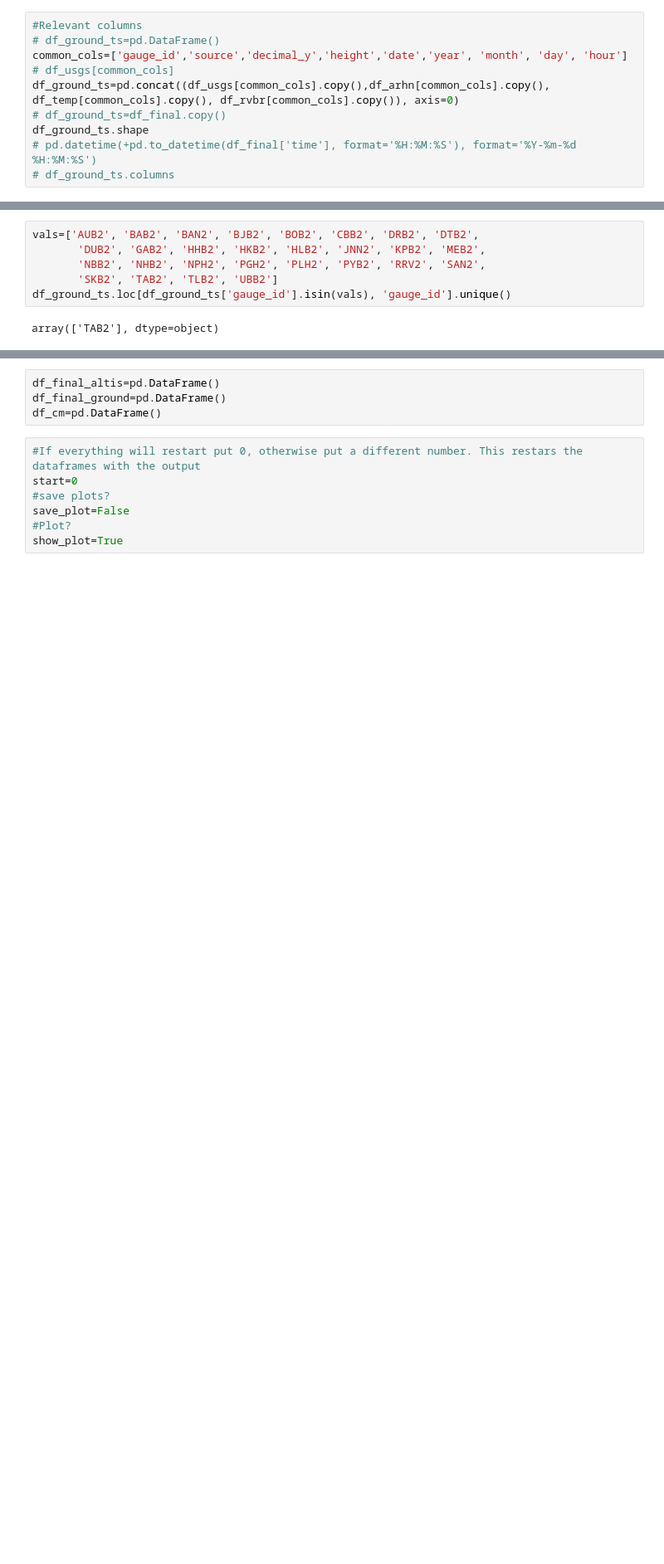
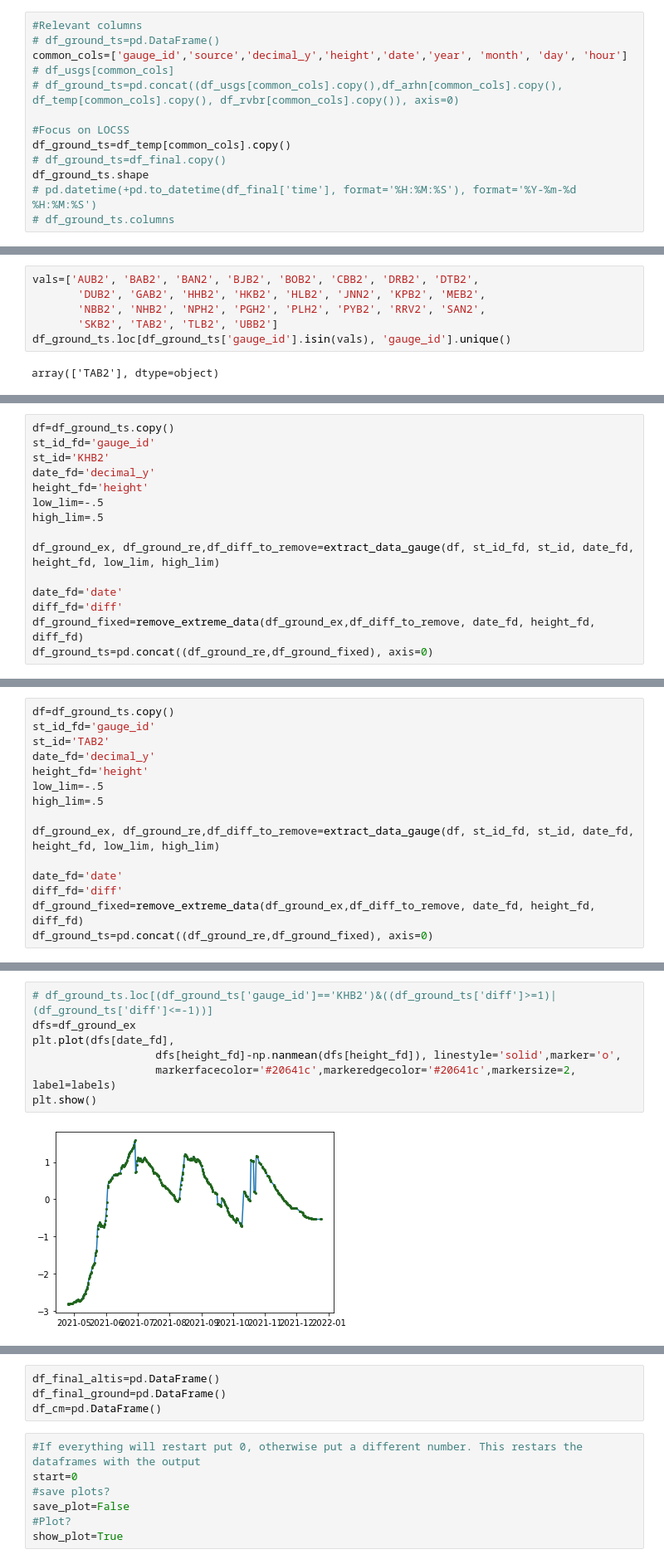
Before and after one commit to anmagomez/radar_altimetry_eval, a Jupyter notebook: src/data_altimeter_groundobs.ipynb, the cells around one changed output, grey strips where cells are left out. Shown at 83% size. Cells and saved outputs as stored; diff of their text form; blank space fills up the shorter version.

Commit message:
Correct Bangladesh lake data dig differences in WSE

```diff
--- a/src/data_altimeter_groundobs.ipynb
+++ b/src/data_altimeter_groundobs.ipynb
@@ -115,7 +115,10 @@ df_rvbr=get_date_time_cols(df_rvbr,'date')
 # df_ground_ts=pd.DataFrame()
 common_cols=['gauge_id','source','decimal_y','height','date','year', 'month', 'day', 'hour']
 # df_usgs[common_cols]
-df_ground_ts=pd.concat((df_usgs[common_cols].copy(),df_arhn[common_cols].copy(), df_temp[common_cols].copy(), df_rvbr[common_cols].copy()), axis=0)
+# df_ground_ts=pd.concat((df_usgs[common_cols].copy(),df_arhn[common_cols].copy(), df_temp[common_cols].copy(), df_rvbr[common_cols].copy()), axis=0)
+
+#Focus on LOCSS
+df_ground_ts=df_temp[common_cols].copy()
 # df_ground_ts=df_final.copy()
 df_ground_ts.shape
 # pd.datetime(+pd.to_datetime(df_final['time'], format='%H:%M:%S'), format='%Y-%m-%d %H:%M:%S')
@@ -132,0 +187,15 @@ array(['TAB2'], dtype=object)
+# %%
+df=df_ground_ts.copy()
+st_id_fd='gauge_id'
+st_id='KHB2'
+date_fd='decimal_y'
+height_fd='height'
+low_lim=-.5
+high_lim=.5
+
+df_ground_ex, df_ground_re,df_diff_to_remove=extract_data_gauge(df, st_id_fd, st_id, date_fd, height_fd, low_lim, high_lim)
+
+date_fd='date'
+diff_fd='diff'
+df_ground_fixed=remove_extreme_data(df_ground_ex,df_diff_to_remove, date_fd, height_fd, diff_fd)
+df_ground_ts=pd.concat((df_ground_re,df_ground_fixed), axis=0)
@@ -132,0 +211,15 @@ array(['TAB2'], dtype=object)
+# %%
+df=df_ground_ts.copy()
+st_id_fd='gauge_id'
+st_id='TAB2'
+date_fd='decimal_y'
+height_fd='height'
+low_lim=-.5
+high_lim=.5
+
+df_ground_ex, df_ground_re,df_diff_to_remove=extract_data_gauge(df, st_id_fd, st_id, date_fd, height_fd, low_lim, high_lim)
+
+date_fd='date'
+diff_fd='diff'
+df_ground_fixed=remove_extreme_data(df_ground_ex,df_diff_to_remove, date_fd, height_fd, diff_fd)
+df_ground_ts=pd.concat((df_ground_re,df_ground_fixed), axis=0)
@@ -132,0 +308,9 @@ array(['TAB2'], dtype=object)
+# %%
+# df_ground_ts.loc[(df_ground_ts['gauge_id']=='KHB2')&((df_ground_ts['diff']>=1)|(df_ground_ts['diff']<=-1))]
+dfs=df_ground_ex
+plt.plot(dfs[date_fd],
+                   dfs[height_fd]-np.nanmean(dfs[height_fd]), linestyle='solid',marker='o',
+                   markerfacecolor='#20641c',markeredgecolor='#20641c',markersize=2, label=labels)
+plt.show()
+# %% [output]
+[figure, added]
```
Also changed, not shown: parts of 17 cells of this notebook.
